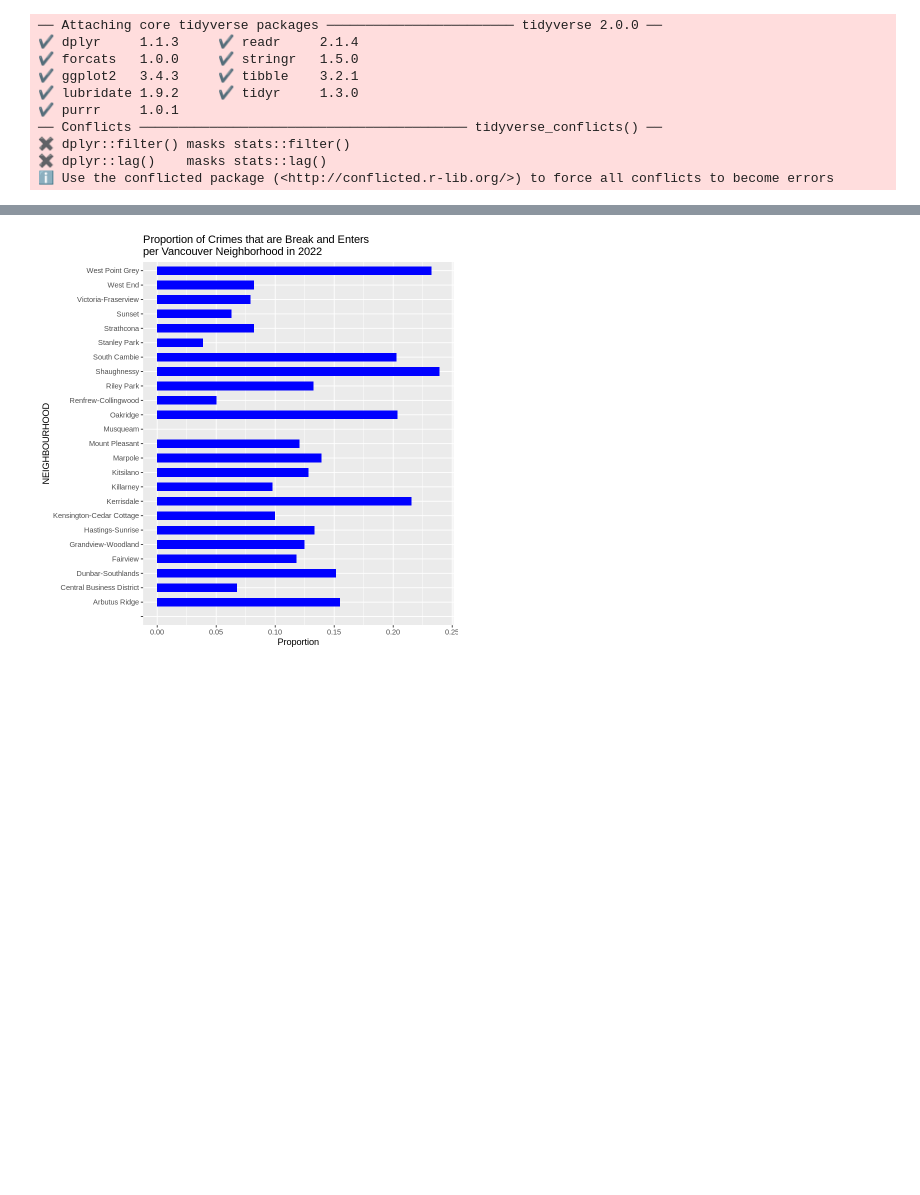
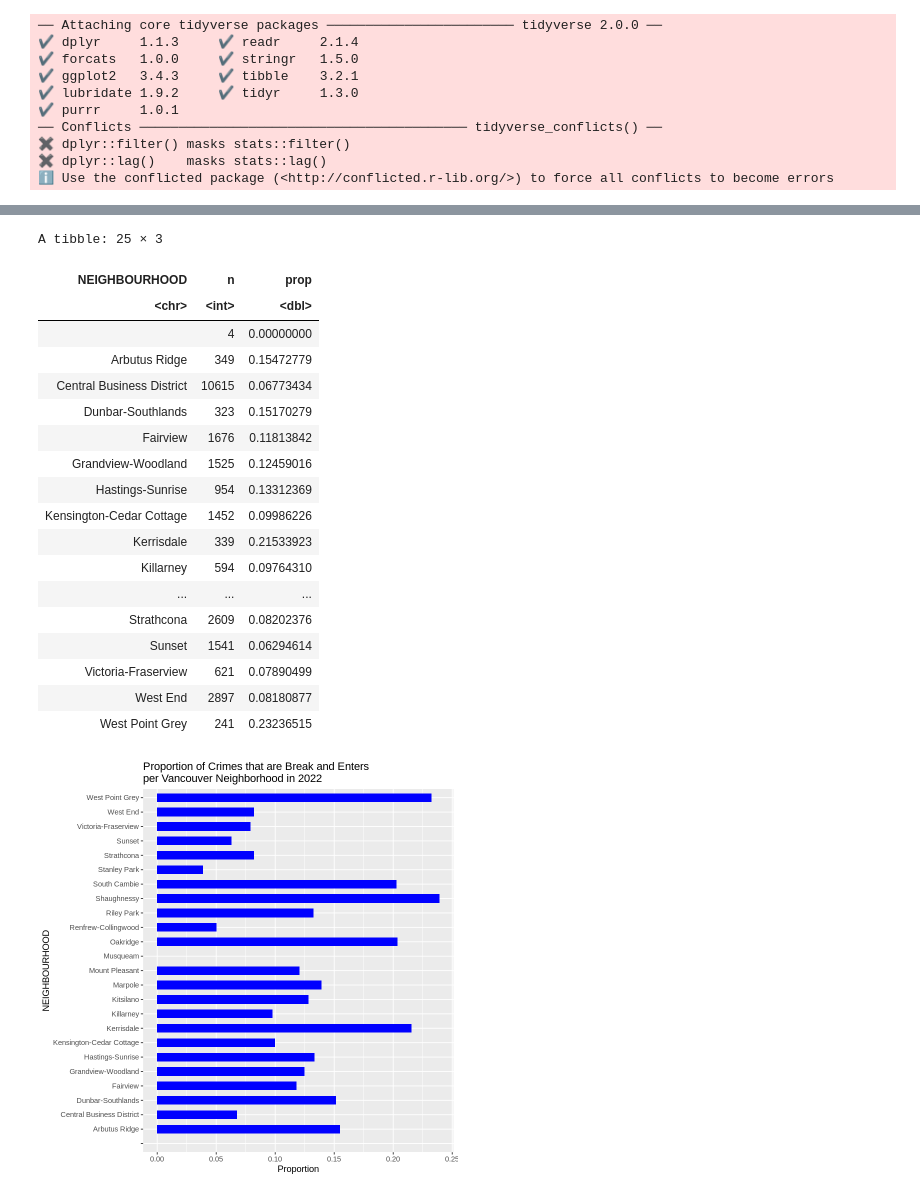
Before and after one commit to nehamenon704/stat201project, a Jupyter notebook: group_8_project.ipynb, the cells around one changed output, grey strips where cells are left out. Drawn from its saved outputs; the diff is of its cells as text; code cells hidden in the pictures; blank space fills up the shorter version.

```diff
--- a/group_8_project.ipynb
+++ b/group_8_project.ipynb
@@ -54 +65,26 @@ The following cell calculates the proportion of break and enters for each Vancou
+# %%
+prop_bne <- crime %>%
+    group_by(NEIGHBOURHOOD) %>%
+    summarize(n = n(), prop = sum(TYPE == 'Break and Enter') / n)
+prop_bne
+# %% [output]
+A tibble: 25 × 3
+| NEIGHBOURHOOD | n | prop |
+| <chr> | <int> | <dbl> |
+|  | 4 | 0.00000000 |
+| Arbutus Ridge | 349 | 0.15472779 |
+| Central Business District | 10615 | 0.06773434 |
+| Dunbar-Southlands | 323 | 0.15170279 |
+| Fairview | 1676 | 0.11813842 |
+| Grandview-Woodland | 1525 | 0.12459016 |
+| Hastings-Sunrise | 954 | 0.13312369 |
+| Kensington-Cedar Cottage | 1452 | 0.09986226 |
+| Kerrisdale | 339 | 0.21533923 |
+| Killarney | 594 | 0.09764310 |
+| ... | ... | ... |
+| Strathcona | 2609 | 0.08202376 |
+| Sunset | 1541 | 0.06294614 |
+| Victoria-Fraserview | 621 | 0.07890499 |
+| West End | 2897 | 0.08180877 |
+| West Point Grey | 241 | 0.23236515 |
 # %%
```
Also changed, not shown: parts of 21 cells of this notebook.
